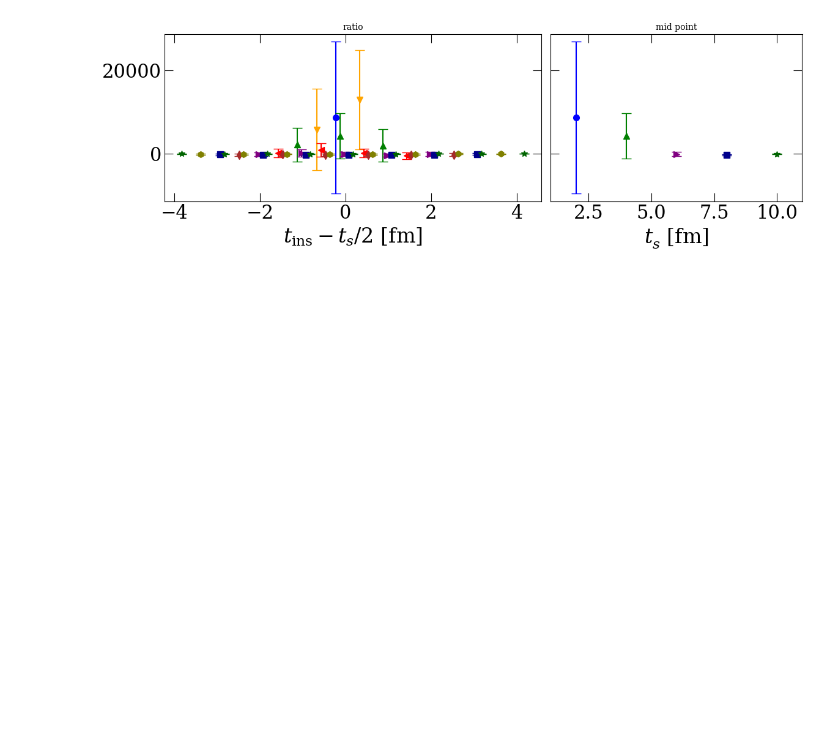
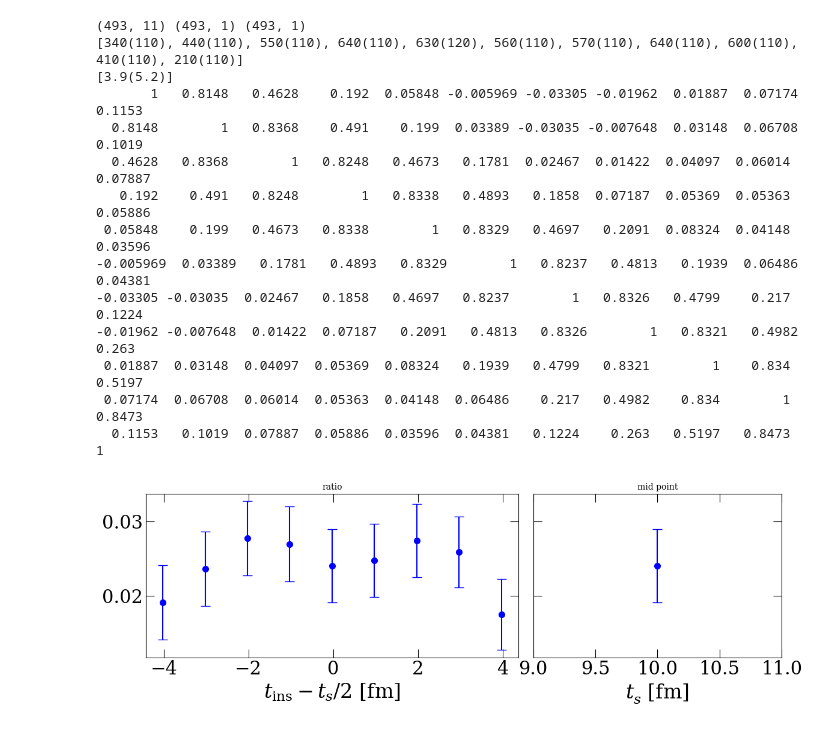
Before and after one commit to lee14916/glwc3, a Jupyter notebook: project2/05_moments/check_vevsub.ipynb, the cells around one changed output. Saved outputs shown, nothing was run; the diff lists cells and outputs as text; code cells hidden in the pictures; blank space fills up the shorter version.

```diff
--- a/project2/05_moments/check_vevsub.ipynb
+++ b/project2/05_moments/check_vevsub.ipynb
@@ -36,0 +13,18 @@ with h5py.File(path) as f:
+# %%
+path=f'/p/project1/ngff/li47/code/scratch/run/05_moments_run5_1DV/cD211.054.96/data_merge/disc_0,0,1,0,0,0.h5'
+js=['j+;disc','jg;stout10']
+key2tf2c3pt={j:{} for j in js}
+with h5py.File(path) as f:
+    moms3=[list(m) for m in f['moms'][:]]
+    for jtf in f['data'].keys():
+        j,tf=jtf.split('_'); tf=int(tf)
+        if j not in js or tf>10:
+            continue
+        t=f[f'data/{jtf}'][:]
+        key2tf2c3pt[j][tf]=yu.jackknife(t)
+
+path=f'/p/project1/ngff/li47/code/projectData/05_moments/cD211.054.96/data_merge/disc_2pt.h5'
+with h5py.File(path) as f:
+    moms=yu.moms2list(f['moms'][:])
+    c2pt=f['data/N_N'][:,:,moms.index([0,0,1])]
+    c2pt_symmetrized=yu.jackknife(np.real(c2pt))
@@ -37,6 +43,6 @@ with h5py.File(path) as f:
 # %%
 key2vev={}
-for ens in enss:
+for ens in ['d']:
     path=f'/p/project1/ngff/li47/code/projectData/05_moments/{yu.ens2full[ens]}/data_merge/disc_jvev.h5'
     with h5py.File(path) as f:
         for j in js:
@@ -44,19 +50,44 @@ for ens in enss:
             key2vev[(ens,j)]=yu.jackknife(t)
 # %%
 j='j+;disc'
-tf2c3pt=key2tf2c3pt_fw[j]
+j='jg;stout10'
+tf2c3pt=key2tf2c3pt[j]
 tf2ratio={}
 for tf in tf2c3pt.keys():
+    if tf!=10:
+        continue
     c3pt=tf2c3pt[tf][:,:,moms3.index([0,0,1,0,0,0]),projs.index('P0'),inserts.index('tz')]
     c2pt=c2pt_fw[:,tf:tf+1,moms.index([0,0,1]),projs.index('P0')]
     vev= key2vev[(ens,j)][:,inserts.index('tz')][:,None]
-    # print(vev.shape)
-    ratio=c3pt/c2pt
+
+    print(c3pt.shape,c2pt.shape,vev.shape)
+    print(yu.jackme_un2str(np.imag(c3pt)*1e15))
+    print(yu.jackme_un2str(np.imag(c2pt)*np.real(vev)*1e15))
+    c3pt = c3pt - c2pt*vev
+
+    ratio=c3pt/c2pt_symmetrized[:,tf:tf+1]
+
+    m,e,c=yu.jackmec(np.imag(ratio))
+    print(yu.formatMatrix(yu.cov2correlation(c)))
 
     tf2ratio[tf]=np.imag(ratio)
 
 yu.makePlot_3pt_rainbow(tf2ratio,tfmax=10)
 yu.finalizePlot()
 # %% [output]
+(493, 11) (493, 1) (493, 1)
+[340(110), 440(110), 550(110), 640(110), 630(120), 560(110), 570(110), 640(110), 600(110), 410(110), 210(110)]
+[3.9(5.2)]
+       1   0.8148   0.4628    0.192  0.05848 -0.005969 -0.03305 -0.01962  0.01887  0.07174   0.1153
+  0.8148        1   0.8368    0.491    0.199  0.03389 -0.03035 -0.007648  0.03148  0.06708   0.1019
+  0.4628   0.8368        1   0.8248   0.4673   0.1781  0.02467  0.01422  0.04097  0.06014  0.07887
+   0.192    0.491   0.8248        1   0.8338   0.4893   0.1858  0.07187  0.05369  0.05363  0.05886
+ 0.05848    0.199   0.4673   0.8338        1   0.8329   0.4697   0.2091  0.08324  0.04148  0.03596
+-0.005969  0.03389   0.1781   0.4893   0.8329        1   0.8237   0.4813   0.1939  0.06486  0.04381
+-0.03305 -0.03035  0.02467   0.1858   0.4697   0.8237        1   0.8326   0.4799    0.217   0.1224
+-0.01962 -0.007648  0.01422  0.07187   0.2091   0.4813   0.8326        1   0.8321   0.4982    0.263
+ 0.01887  0.03148  0.04097  0.05369  0.08324   0.1939   0.4799   0.8321        1    0.834   0.5197
+ 0.07174  0.06708  0.06014  0.05363  0.04148  0.06486    0.217   0.4982    0.834        1   0.8473
+  0.1153   0.1019  0.07887  0.05886  0.03596  0.04381   0.1224    0.263   0.5197   0.8473        1
-[figure, old version]
+[figure, new version]
 # %%
```
Also changed, not shown: parts of 3 cells of this notebook, 8 other files.
